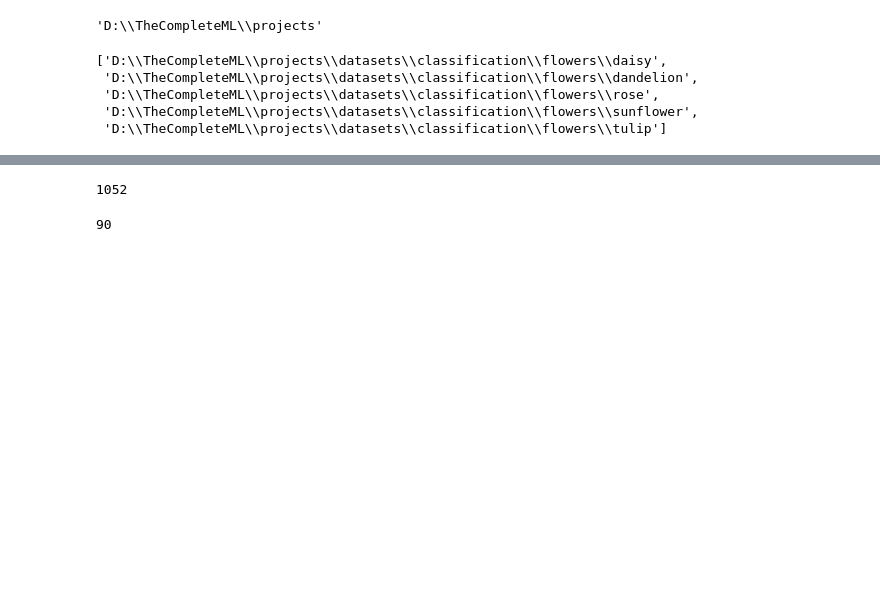
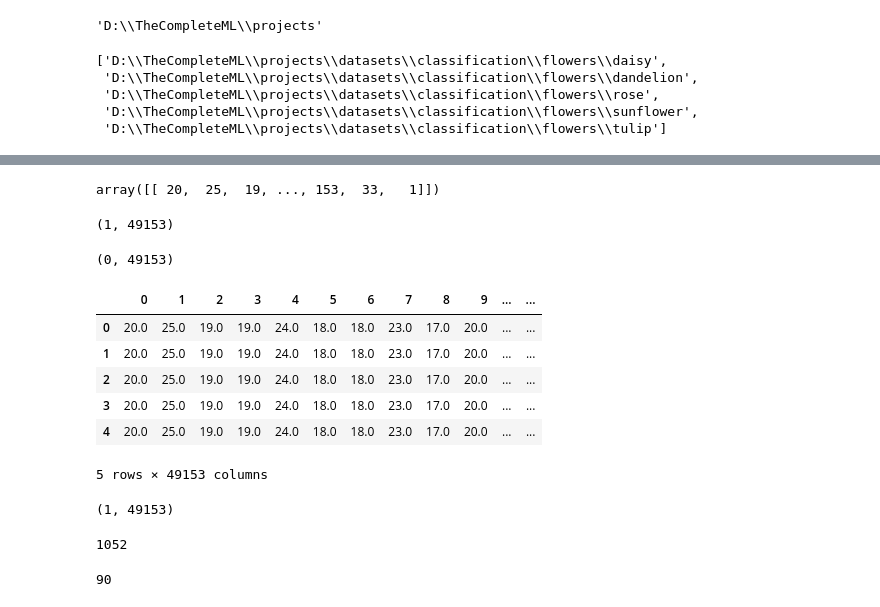
Before and after one commit to Kaushalkhokhar/complete-ml, a Jupyter notebook: projects/CNN/flowers.ipynb, the cells around one changed output, grey strips where cells are left out. Cells and saved outputs as stored; diff of their text form; code cells hidden in the pictures; blank space fills up the shorter version.

```diff
--- a/projects/CNN/flowers.ipynb
+++ b/projects/CNN/flowers.ipynb
@@ -66,3 +105,40 @@ empty
+# %%
+image = image = image[int(240/2)-64:int(240/2)+64,
+                      int(180/2)-64:int(180/2)+64,
+                      :]
+# %%
+np.append(image.flatten(), 1).reshape(1, -1)
+# %% [output]
+array([[ 20,  25,  19, ..., 153,  33,   1]])
+# %%
+df = pd.DataFrame(np.append(image.flatten(), 1).reshape(1, -1))
+df.shape
+# %% [output]
+(1, 49153)
+# %%
+df0 = pd.read_csv(os.path.join(data_dir, "train.csv"))
+# %%
+df0.shape
+# %% [output]
+(0, 49153)
+# %%
+new = new.append(df)
+new = new.iloc[:, :df0.shape[-1]]
+new.reset_index(drop=True, inplace=True)
+# %%
+new.head()
+# %% [output]
+|  | 0 | 1 | 2 | 3 | 4 | 5 | 6 | 7 | 8 | 9 | ... | ... |
+| 0 | 20.0 | 25.0 | 19.0 | 19.0 | 24.0 | 18.0 | 18.0 | 23.0 | 17.0 | 20.0 | ... | ... |
+| 1 | 20.0 | 25.0 | 19.0 | 19.0 | 24.0 | 18.0 | 18.0 | 23.0 | 17.0 | 20.0 | ... | ... |
+| 2 | 20.0 | 25.0 | 19.0 | 19.0 | 24.0 | 18.0 | 18.0 | 23.0 | 17.0 | 20.0 | ... | ... |
+| 3 | 20.0 | 25.0 | 19.0 | 19.0 | 24.0 | 18.0 | 18.0 | 23.0 | 17.0 | 20.0 | ... | ... |
+| 4 | 20.0 | 25.0 | 19.0 | 19.0 | 24.0 | 18.0 | 18.0 | 23.0 | 17.0 | 20.0 | ... | ... |
+5 rows × 49153 columns
+# %%
+df0.shape
+# %% [output]
+(1, 49153)
 # %%
 len(os.listdir(data_dirs[1]))
 # %% [output]
```
Also changed, not shown: parts of 6 cells of this notebook, 1 other file.
